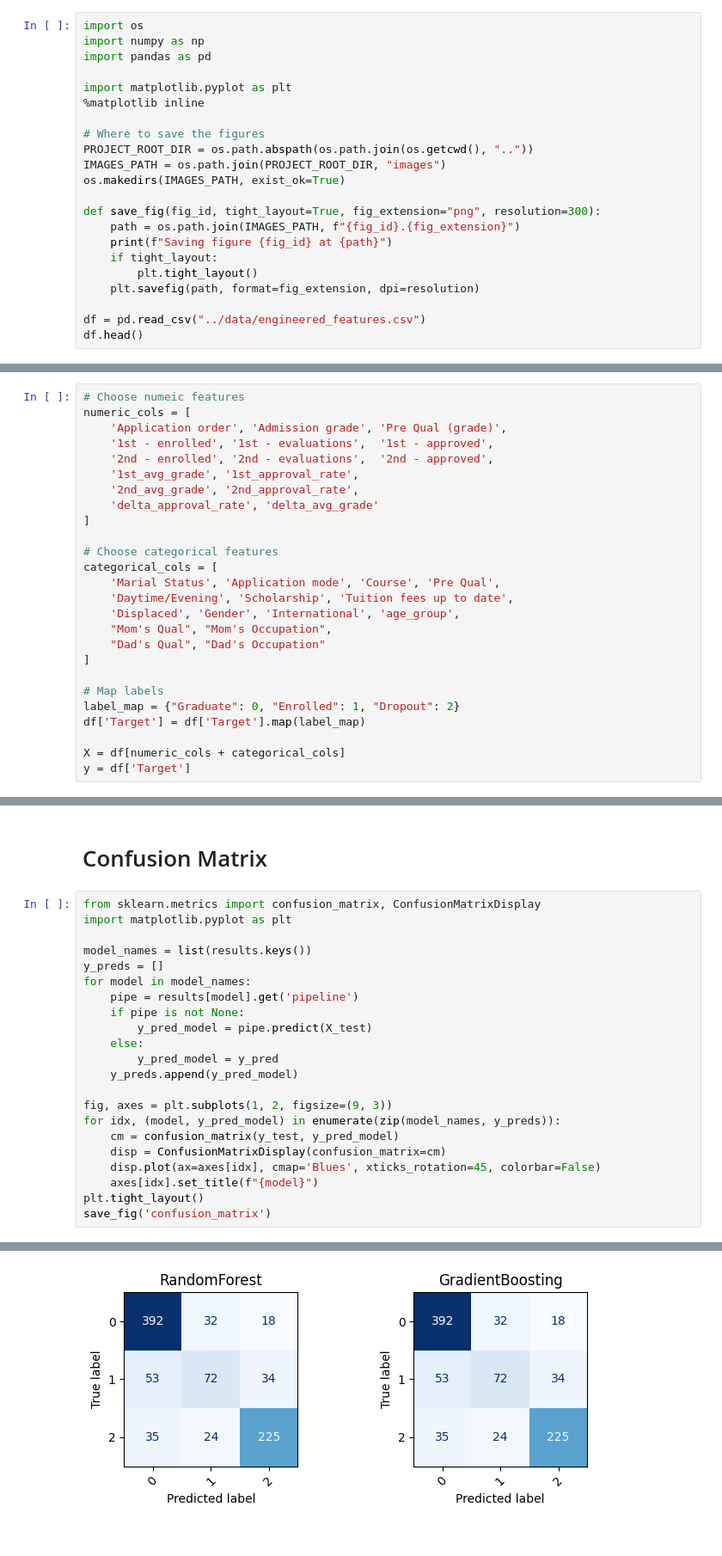
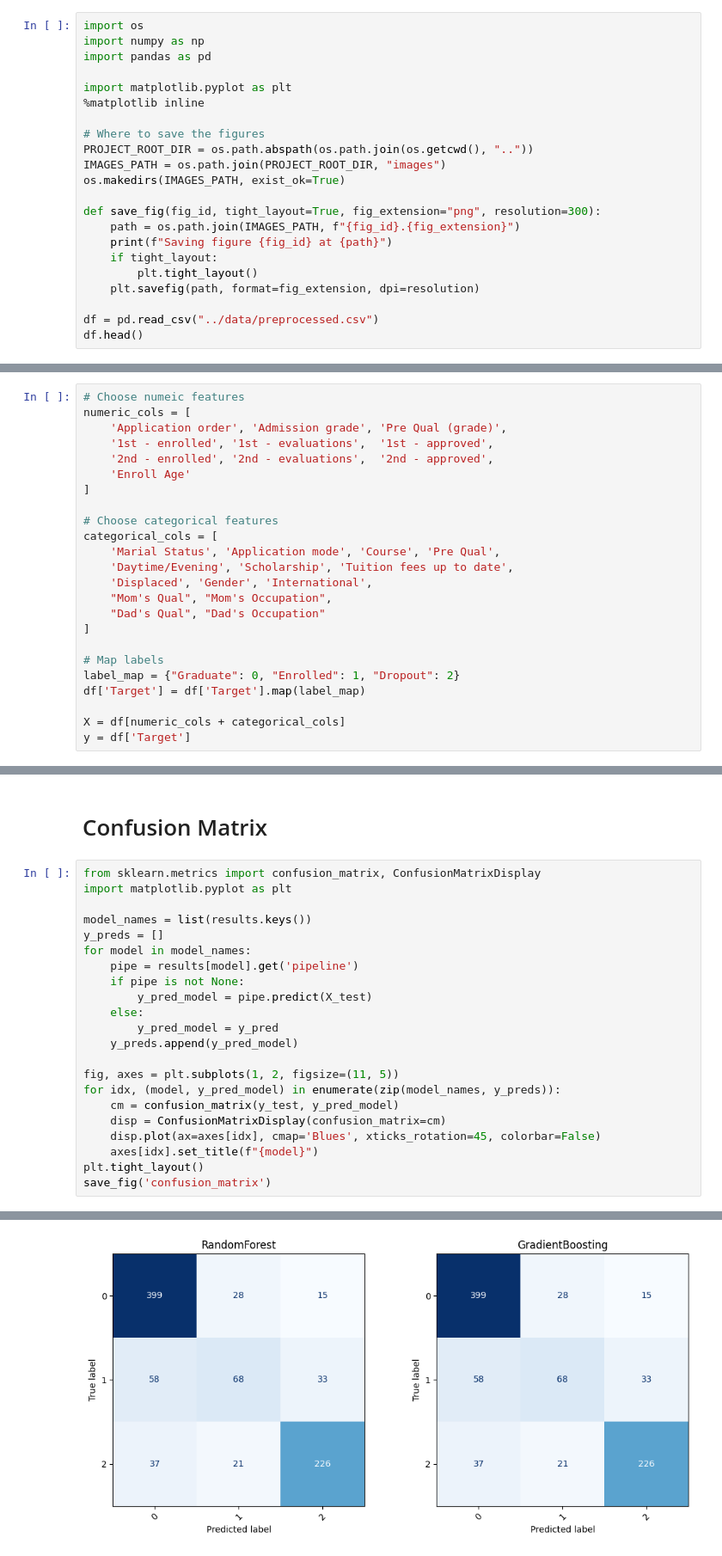
Before and after one commit to doxncwfn/mlassignmenthcmut, a Jupyter notebook: src/train.ipynb, the cells around one changed output, grey strips where cells are left out. Shown at 86% size. Drawn from its saved outputs; the diff is of its cells as text.

Commit message:
change: docs structures + data pipeline

```diff
--- a/src/train.ipynb
+++ b/src/train.ipynb
@@ -20,7 +20,7 @@ def save_fig(fig_id, tight_layout=True, fig_extension="png", resolution=300):
         plt.tight_layout()
     plt.savefig(path, format=fig_extension, dpi=resolution)
 
-df = pd.read_csv("../data/engineered_features.csv")
+df = pd.read_csv("../data/preprocessed.csv")
 df.head()
 # %% [output]
 |  | Marial Status | Application mode | Application order | Course | Daytime/Evening | Pre Qual | ... |
@@ -51,16 +51,14 @@ numeric_cols = [
     'Application order', 'Admission grade', 'Pre Qual (grade)',
     '1st - enrolled', '1st - evaluations',  '1st - approved',
     '2nd - enrolled', '2nd - evaluations',  '2nd - approved',
-    '1st_avg_grade', '1st_approval_rate',
-    '2nd_avg_grade', '2nd_approval_rate',
-    'delta_approval_rate', 'delta_avg_grade'
+    'Enroll Age'
 ]
 
 # Choose categorical features
 categorical_cols = [
     'Marial Status', 'Application mode', 'Course', 'Pre Qual',
     'Daytime/Evening', 'Scholarship', 'Tuition fees up to date',
-    'Displaced', 'Gender', 'International', 'age_group',
+    'Displaced', 'Gender', 'International',
     "Mom's Qual", "Mom's Occupation",
     "Dad's Qual", "Dad's Occupation"
 ]
@@ -207,25 +205,25 @@ weighted avg       0.77      0.78      0.77       885
 # %%
 from sklearn.metrics import confusion_matrix, ConfusionMatrixDisplay
 import matplotlib.pyplot as plt
 
 model_names = list(results.keys())
 y_preds = []
 for model in model_names:
     pipe = results[model].get('pipeline')
     if pipe is not None:
         y_pred_model = pipe.predict(X_test)
     else:
         y_pred_model = y_pred
     y_preds.append(y_pred_model)
 
-fig, axes = plt.subplots(1, 2, figsize=(9, 3))
+fig, axes = plt.subplots(1, 2, figsize=(11, 5))
 for idx, (model, y_pred_model) in enumerate(zip(model_names, y_preds)):
     cm = confusion_matrix(y_test, y_pred_model)
     disp = ConfusionMatrixDisplay(confusion_matrix=cm)
     disp.plot(ax=axes[idx], cmap='Blues', xticks_rotation=45, colorbar=False)
     axes[idx].set_title(f"{model}")
 plt.tight_layout()
 save_fig('confusion_matrix')
 # %% [output]
 Saving figure confusion_matrix at /Users/macbook/Downloads/HCMUT/Assignments/Machine Learning/images/confusion_matrix.png
-[figure, old version]
+[figure, new version]
```
Also changed, not shown: parts of 5 cells of this notebook, 8 other files.
